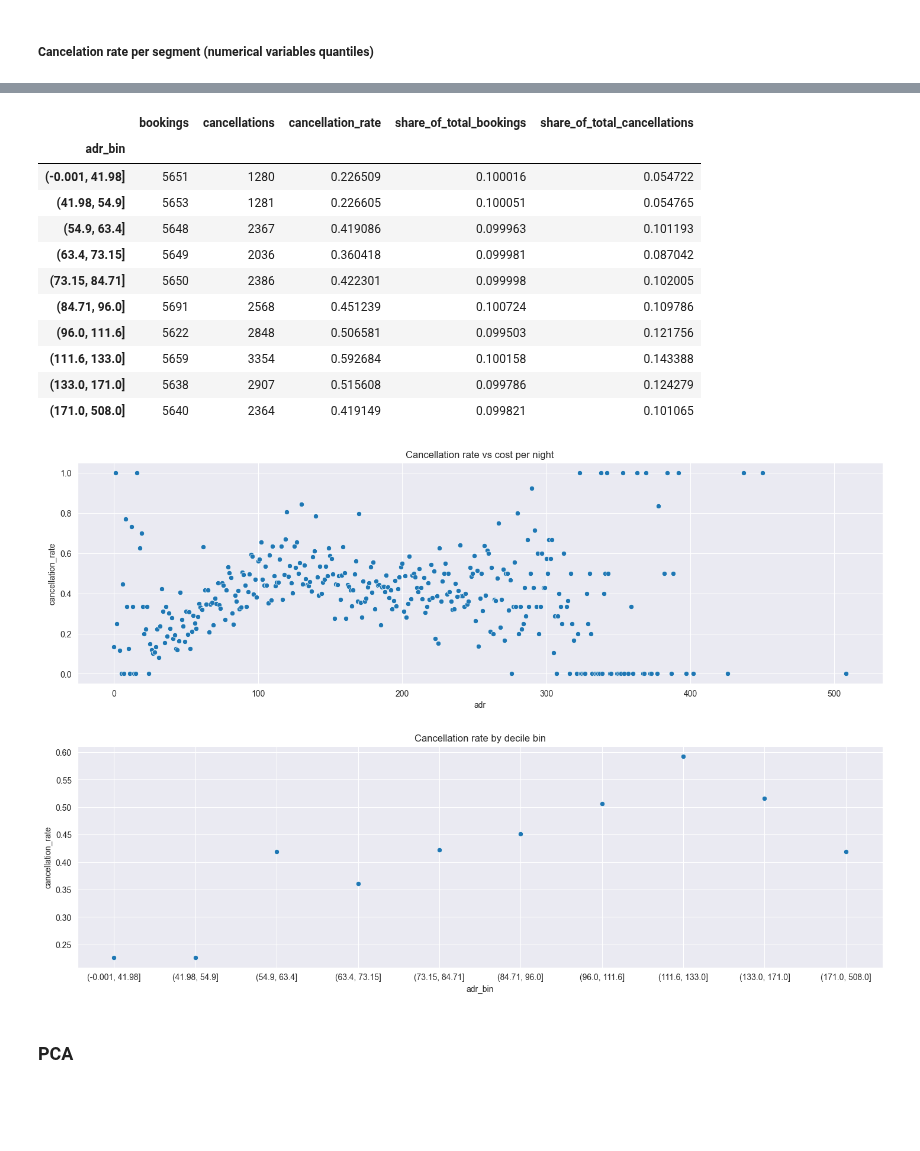
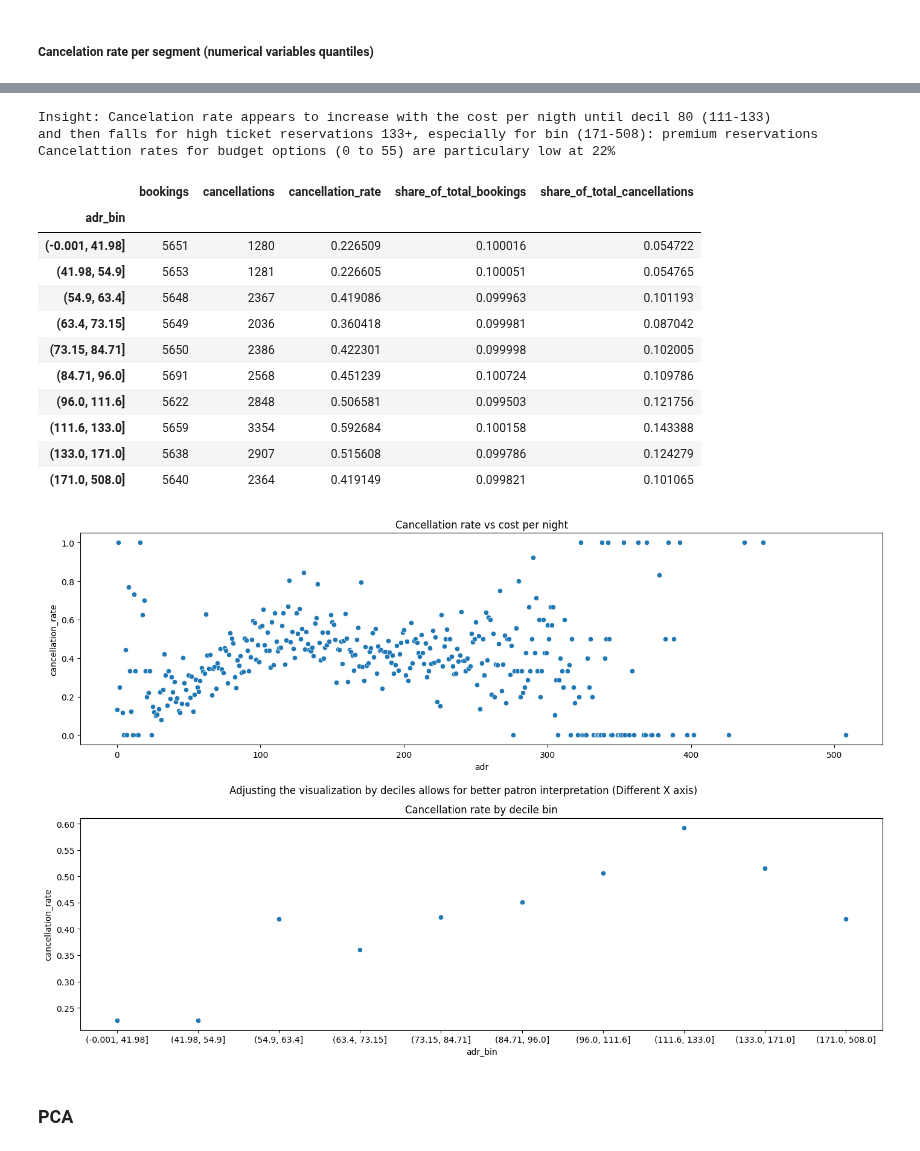
Before and after one commit to maxenceperon/Taller1_Felipe_Maxence_Ciencia_de_datos, a Jupyter notebook: eda.ipynb, the cells around one changed output, grey strips where cells are left out. Cells and saved outputs as stored; diff of their text form; code cells hidden in the pictures; blank space fills up the shorter version.

```diff
--- a/eda.ipynb
+++ b/eda.ipynb
@@ -145,0 +203,12 @@ plt.show()
+# %%
+df["expected_value"] = df["adr"] * df["total_nights"]
+
+summary_cancellations = (
+    df.groupby("is_canceled")["expected_value"].agg(
+        bookings=("count"),
+        expected_value=("sum"),
+        value_per_booking=("mean")
+    )
+)
+
+display(summary_cancellations)
@@ -289,7 +438,7 @@ plt.show()
 df["adr_bin"] = pd.qcut(df["adr"], q=10, duplicates="drop")
 
 summary_adr = (
-    df.groupby("adr_bin")["is_canceled"].agg(
+    df.groupby("adr_bin",observed=True)["is_canceled"].agg(
         bookings=("count"),
         cancellations=("sum"),
         cancellation_rate=("mean")
@@ -298,8 +447,15 @@ summary_adr = (
 summary_adr["share_of_total_bookings"] = (summary_adr["bookings"] / summary_adr["bookings"].sum())
 summary_adr["share_of_total_cancellations"] = (summary_adr["cancellations"] / summary_adr["cancellations"].sum())
 
+print("Insight: Cancelation rate appears to increase with the cost per nigth until decil 80 (111-133)")
+print("and then falls for high ticket reservations 133+, especially for bin (171-508): premium reservations")
+print("Cancelattion rates for budget options (0 to 55) are particulary low at 22%")
+
 display(summary_adr)
 # %% [output]
+Insight: Cancelation rate appears to increase with the cost per nigth until decil 80 (111-133)
+and then falls for high ticket reservations 133+, especially for bin (171-508): premium reservations
+Cancelattion rates for budget options (0 to 55) are particulary low at 22%
 |  | bookings | cancellations | cancellation_rate | share_of_total_bookings | share_of_total_cancellations |
 | adr_bin |  |  |  |  |  |
 | (-0.001, 41.98] | 5651 | 1280 | 0.226509 | 0.100016 | 0.054722 |
@@ -317,35 +473,41 @@ plot_data1 = (
     df.groupby(df["adr"].round(0))["is_canceled"].agg(
         bookings="count",
         cancellations="sum",
         cancellation_rate="mean"
     )
     #.query("bookings > 12")   # keep only groups with >12 bookings (percentile 5)
     .sort_values("adr", ascending=True)
     .reset_index()
 )
 
 plot_data2 = summary_adr.reset_index()
 
 fig, (ax1,ax2)= plt.subplots(2,1, figsize=(15, 10))
 
 sns.scatterplot(
     x=plot_data1["adr"],
     y=plot_data1["cancellation_rate"],
     ax=ax1
     )
 ax1.set_title("Cancellation rate vs cost per night")
 
 sns.scatterplot(
     x=plot_data2["adr_bin"].astype(str),
     y=plot_data2["cancellation_rate"],
     ax=ax2
     )
 ax2.set_title("Cancellation rate by decile bin")
 
-plt.tight_layout(pad=3.0)
+plt.tight_layout(pad=4.0)
+fig.text(
+    0.5, 0.495,
+    "Adjusting the visualization by deciles allows for better patron interpretation (Different X axis)",
+    ha="center", va="center", fontsize=12, color="black"
+)
+
 plt.show()
 # %% [output]
-[figure, old version]
+[figure, new version]
 # %% [markdown]
 ### PCA
 # %%
```
Also changed, not shown: parts of 32 cells of this notebook.
